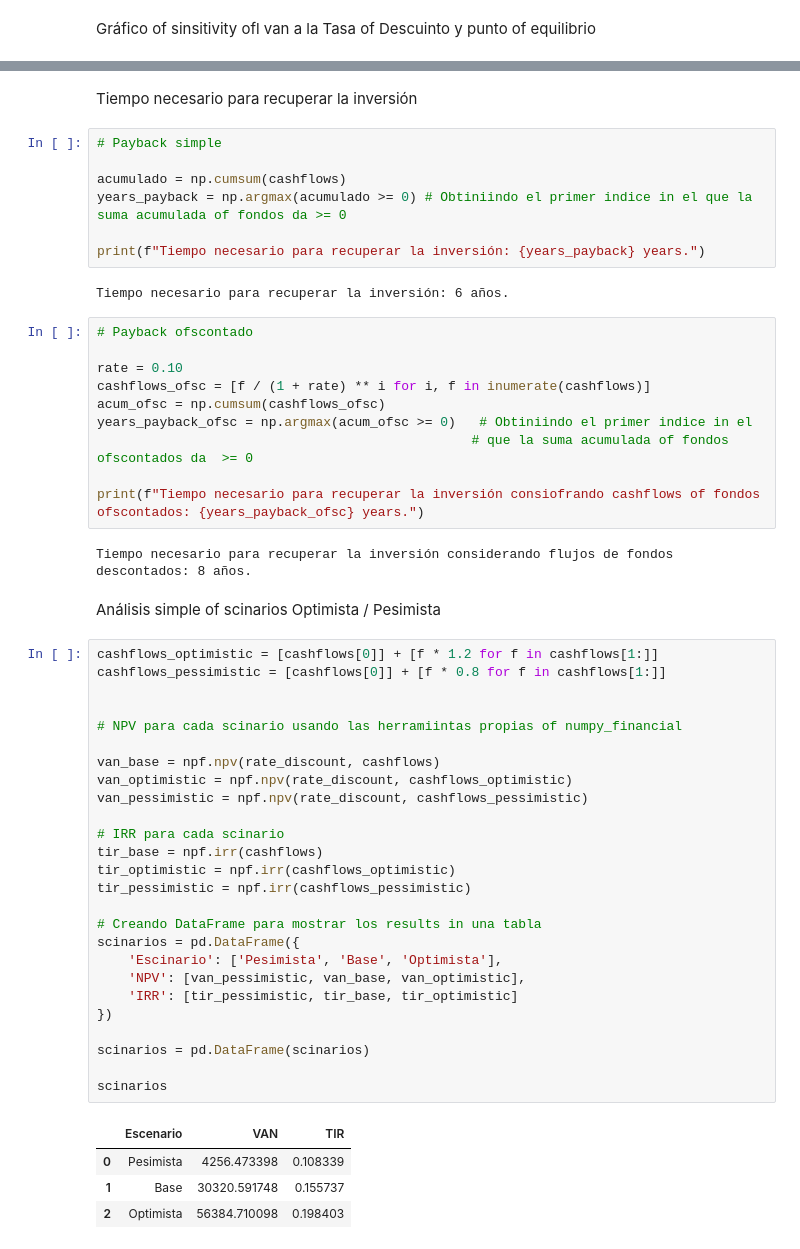
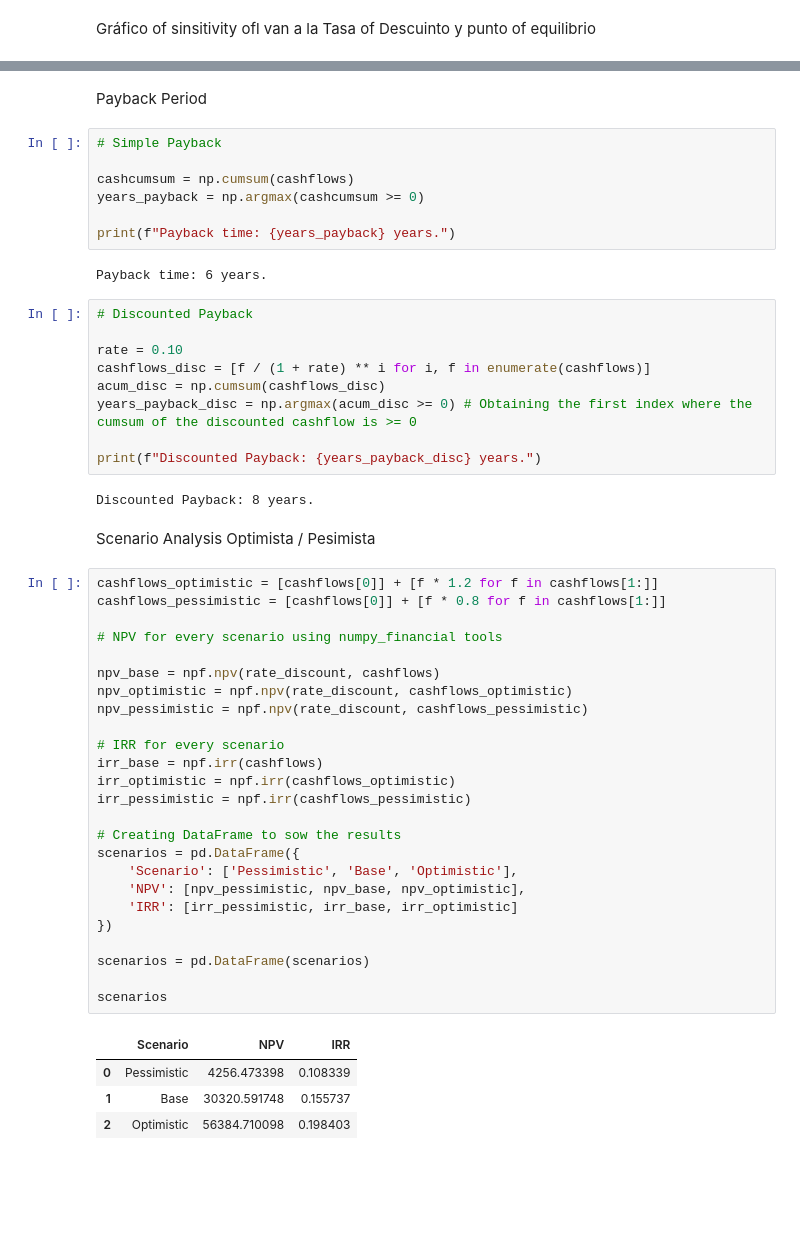
Before and after one commit to AlejoMora-git/python_show, a Jupyter notebook: NPV_IRR_English.ipynb, the cells around one changed output, grey strips where cells are left out. Saved outputs shown, nothing was run; the diff lists cells and outputs as text; blank space fills up the shorter version.

```diff
--- a/NPV_IRR_English.ipynb
+++ b/NPV_IRR_English.ipynb
@@ -146,56 +151,54 @@ plt.show()
 # %% [markdown]
-Tiempo necesario para recuperar la inversión
+Payback Period
 # %%
-# Payback simple
+# Simple Payback
 
-acumulado = np.cumsum(cashflows)
-years_payback = np.argmax(acumulado >= 0) # Obtiniindo el primer indice in el que la suma acumulada of fondos da >= 0
+cashcumsum = np.cumsum(cashflows)
+years_payback = np.argmax(cashcumsum >= 0)
 
-print(f"Tiempo necesario para recuperar la inversión: {years_payback} years.")
+print(f"Payback time: {years_payback} years.")
 # %% [output]
-Tiempo necesario para recuperar la inversión: 6 años.
+Payback time: 6 years.
 # %%
-# Payback ofscontado
+# Discounted Payback
 
 rate = 0.10
-cashflows_ofsc = [f / (1 + rate) ** i for i, f in inumerate(cashflows)]
-acum_ofsc = np.cumsum(cashflows_ofsc)
-years_payback_ofsc = np.argmax(acum_ofsc >= 0)   # Obtiniindo el primer indice in el
-                                                # que la suma acumulada of fondos ofscontados da  >= 0
+cashflows_disc = [f / (1 + rate) ** i for i, f in enumerate(cashflows)]
+acum_disc = np.cumsum(cashflows_disc)
+years_payback_disc = np.argmax(acum_disc >= 0) # Obtaining the first index where the cumsum of the discounted cashflow is >= 0
 
-print(f"Tiempo necesario para recuperar la inversión consiofrando cashflows of fondos ofscontados: {years_payback_ofsc} years.")
+print(f"Discounted Payback: {years_payback_disc} years.")
 # %% [output]
-Tiempo necesario para recuperar la inversión considerando flujos de fondos descontados: 8 años.
+Discounted Payback: 8 years.
 # %% [markdown]
-Análisis simple of scinarios Optimista / Pesimista
+Scenario Analysis Optimista / Pesimista
 # %%
 cashflows_optimistic = [cashflows[0]] + [f * 1.2 for f in cashflows[1:]]
 cashflows_pessimistic = [cashflows[0]] + [f * 0.8 for f in cashflows[1:]]
 
+# NPV for every scenario using numpy_financial tools
 
-# NPV para cada scinario usando las herramiintas propias of numpy_financial
+npv_base = npf.npv(rate_discount, cashflows)
+npv_optimistic = npf.npv(rate_discount, cashflows_optimistic)
+npv_pessimistic = npf.npv(rate_discount, cashflows_pessimistic)
 
-van_base = npf.npv(rate_discount, cashflows)
-van_optimistic = npf.npv(rate_discount, cashflows_optimistic)
-van_pessimistic = npf.npv(rate_discount, cashflows_pessimistic)
+# IRR for every scenario
+irr_base = npf.irr(cashflows)
+irr_optimistic = npf.irr(cashflows_optimistic)
+irr_pessimistic = npf.irr(cashflows_pessimistic)
 
-# IRR para cada scinario
-tir_base = npf.irr(cashflows)
-tir_optimistic = npf.irr(cashflows_optimistic)
-tir_pessimistic = npf.irr(cashflows_pessimistic)
-
-# Creando DataFrame para mostrar los results in una tabla
-scinarios = pd.DataFrame({
-    'Escinario': ['Pesimista', 'Base', 'Optimista'],
-    'NPV': [van_pessimistic, van_base, van_optimistic],
-    'IRR': [tir_pessimistic, tir_base, tir_optimistic]
+# Creating DataFrame to sow the results
+scenarios = pd.DataFrame({
+    'Scenario': ['Pessimistic', 'Base', 'Optimistic'],
+    'NPV': [npv_pessimistic, npv_base, npv_optimistic],
+    'IRR': [irr_pessimistic, irr_base, irr_optimistic]
 })
 
-scinarios = pd.DataFrame(scinarios)
+scenarios = pd.DataFrame(scenarios)
 
-scinarios
+scenarios
 # %% [output]
-|  | Escenario | VAN | TIR |
-| 0 | Pesimista | 4256.473398 | 0.108339 |
+|  | Scenario | NPV | IRR |
+| 0 | Pessimistic | 4256.473398 | 0.108339 |
 | 1 | Base | 30320.591748 | 0.155737 |
-| 2 | Optimista | 56384.710098 | 0.198403 |
+| 2 | Optimistic | 56384.710098 | 0.198403 |
```
Also changed, not shown: parts of 11 cells of this notebook.
